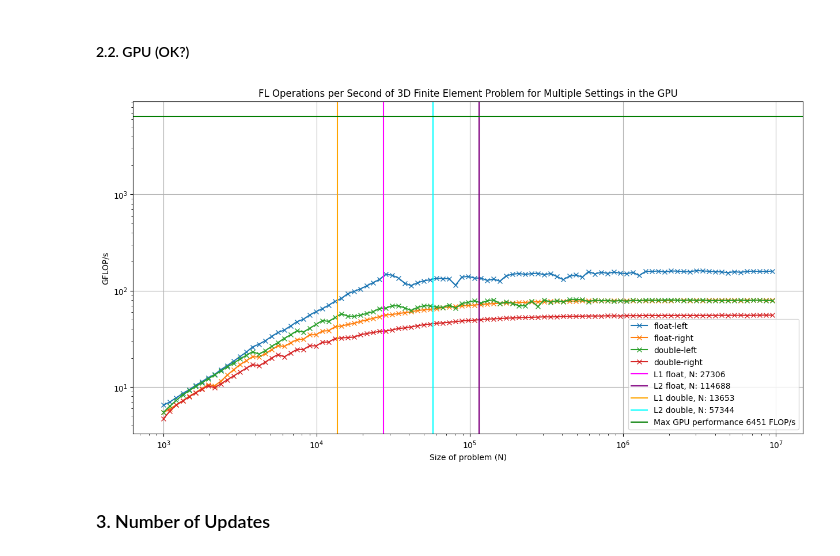
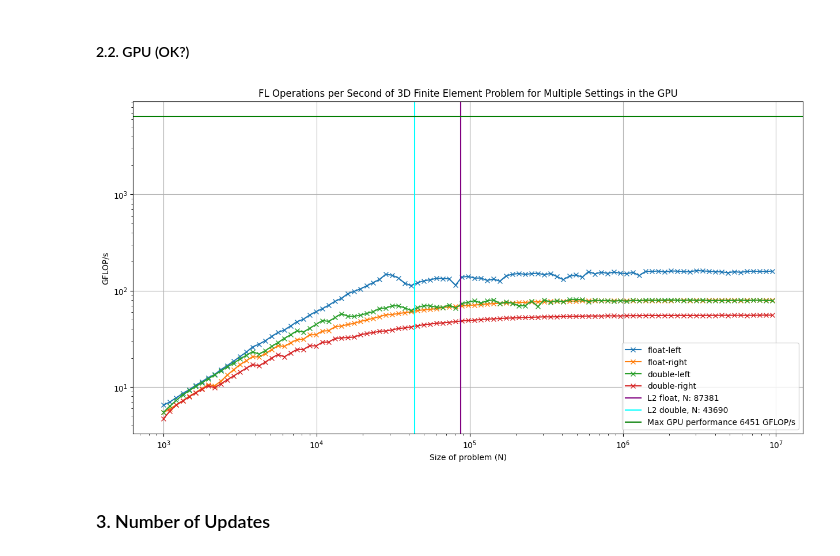
Before and after one commit to mjorrico/kokkos-fem, a Jupyter notebook: graphs.ipynb, the cells around one changed output. Saved outputs shown, nothing was run; the diff lists cells and outputs as text; code cells hidden in the pictures.

```diff
--- a/graphs.ipynb
+++ b/graphs.ipynb
@@ -26,8 +26,8 @@ max_flops = 6451 # GFLOP/s
 L2cache = 3145728 # bytes
 
 # N_L1cache= int(L1cache / 36) # 3 x 3 x 4bytes x N = L1cache
-N_L2cache= int((L2cache + L1cache) / 36) # 3 x 3 x 4bytes x N = L2cache
+N_L2cache= int(L2cache / 36) # 3 x 3 x 4bytes x N = L2cache
 
 # print(f"L1 cache GPU: {L1cache} bytes, size: {N_L1cache}.")
-print(f"L2 cache GPU: {L2cache} + {L1cache} bytes, size: {N_L2cache}.")
+print(f"L2 cache GPU: {L2cache} bytes, size: {N_L2cache} (float 32 bit).")
 # %% [output]
@@ -189,32 +190,32 @@ plt.show()
 # %%
 plt.figure(figsize=(15, 7.5))
 
 plt.plot(FloatLeftCuda_x, FloatLeftCuda_y, "x-", label="float-left")
 plt.plot(FloatRightCuda_x, FloatRightCuda_y, "x-", label="float-right")
 plt.plot(DoubleLeftCuda_x, DoubleLeftCuda_y, "x-", label="double-left")
 plt.plot(DoubleRightCuda_x, DoubleRightCuda_y, "x-", label="double-right")
 
-plt.axvline(N_L1cache, color="magenta", label=f"L1 float, N: {int(N_L1cache)}")
+# plt.axvline(N_L1cache, color="magenta", label=f"L1 float, N: {int(N_L1cache)}")
 plt.axvline(N_L2cache, color="purple", label=f"L2 float, N: {int(N_L2cache)}")
-plt.axvline(N_L1cache/2, color="orange", label=f"L1 double, N: {int(N_L1cache/2)}")
+# plt.axvline(N_L1cache/2, color="orange", label=f"L1 double, N: {int(N_L1cache/2)}")
 plt.axvline(N_L2cache/2, color="cyan", label=f"L2 double, N: {int(N_L2cache/2)}")
-plt.axhline(6451, color='#007D00', label=f"Max GPU performance 6451 FLOP/s")
+plt.axhline(6451, color='#007D00', label=f"Max GPU performance 6451 GFLOP/s")
 
 # x = 2496
 # y = 73
 # plt.scatter([x], [y])
 # plt.annotate(f"({x}, {y})", (x, y))
 
 plt.xlabel("Size of problem (N)")
 plt.ylabel("GFLOP/s")
 plt.legend()
 plt.xscale("log")
 plt.yscale("log")
 plt.grid("both")
 plt.title("FL Operations per Second of 3D Finite Element Problem for Multiple Settings in the GPU")
 plt.show()
 # %% [output]
-[figure, old version]
+[figure, new version]
 # %% [markdown]
 ### 3. Number of Updates
 # %%
```
Also changed, not shown: parts of 10 cells of this notebook, 7 other files.
